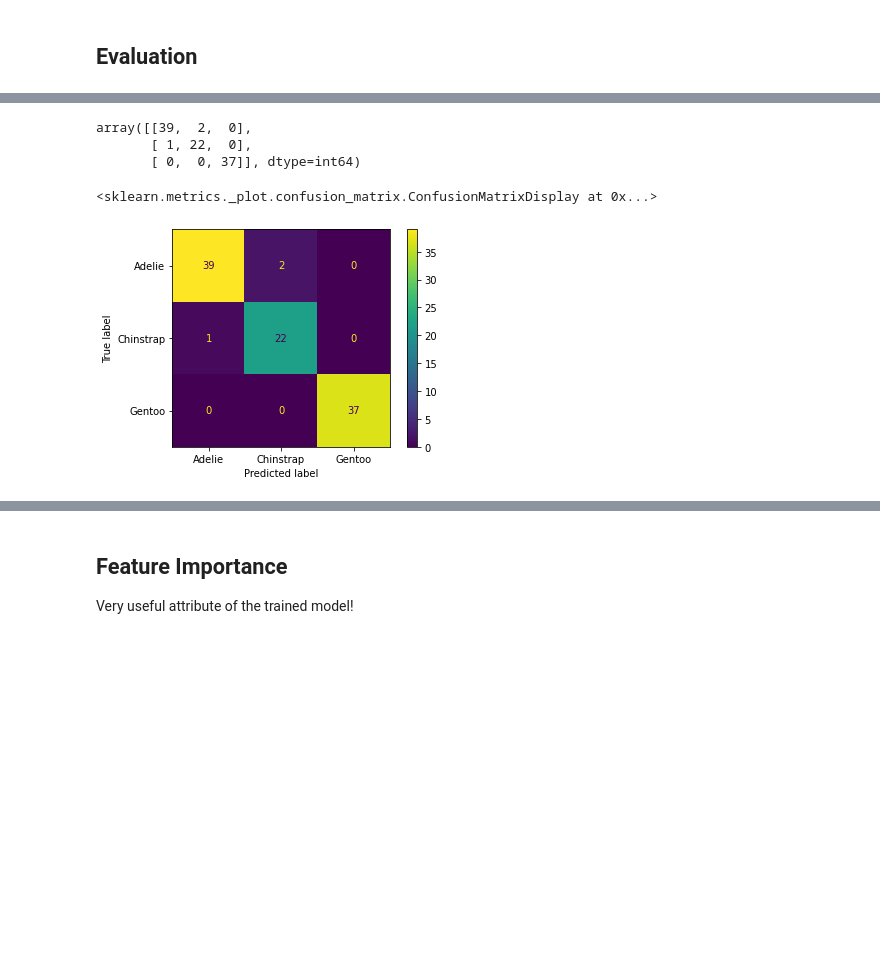
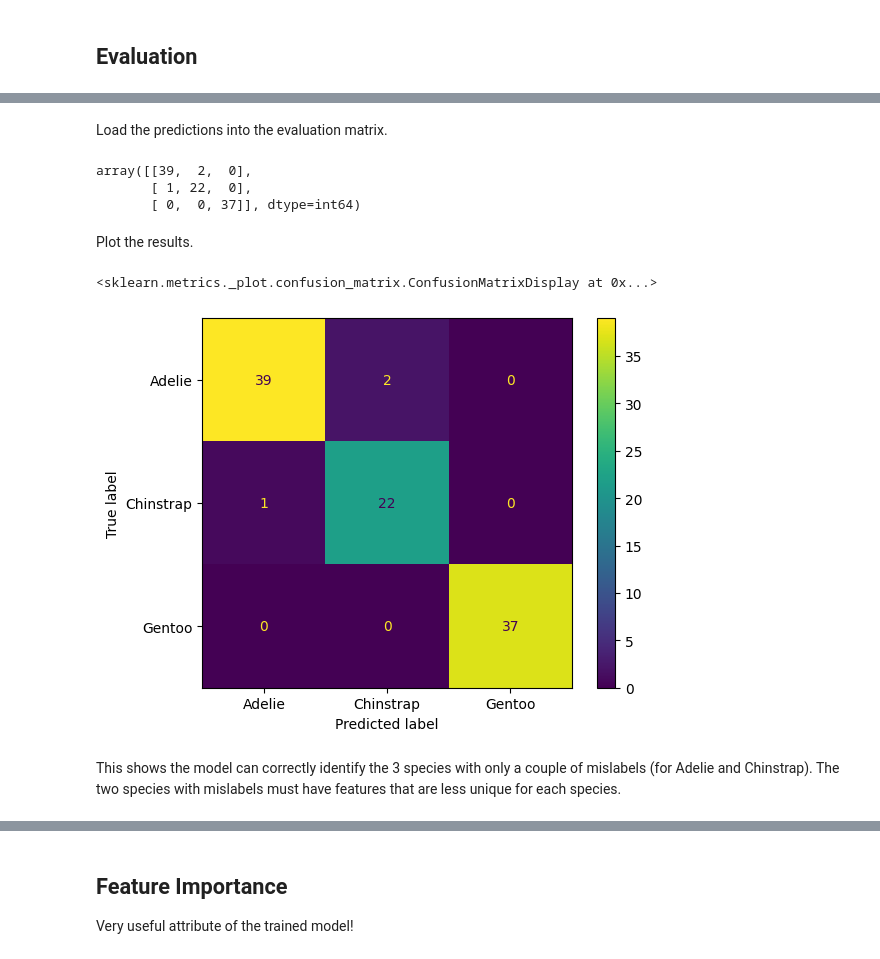
Before and after one commit to Joseph-J-Burton/random-forest-classification, a Jupyter notebook: 00-Random-Forest-Classification.ipynb, the cells around one changed output, grey strips where cells are left out. Drawn from its saved outputs; the diff is of its cells as text; code cells hidden in the pictures; blank space fills up the shorter version.

```diff
--- a/00-Random-Forest-Classification.ipynb
+++ b/00-Random-Forest-Classification.ipynb
@@ -107,11 +138,17 @@ from sklearn.metrics import confusion_matrix,classification_report,plot_confusio
+# %% [markdown]
+Load the predictions into the evaluation matrix.
 # %%
 confusion_matrix(y_test,preds)
 # %% [output]
 array([[39,  2,  0],
        [ 1, 22,  0],
        [ 0,  0, 37]], dtype=int64)
-# %%
-plot_confusion_matrix(model,X_test,y_test)
-# %% [output]
-<sklearn.metrics._plot.confusion_matrix.ConfusionMatrixDisplay at 0x...>
-[figure, removed]
+# %% [markdown]
+Plot the results.
+# %%
+ConfusionMatrixDisplay.from_predictions(y_test,preds)
+# %% [output]
+<sklearn.metrics._plot.confusion_matrix.ConfusionMatrixDisplay at 0x...>
+[figure, added]
+# %% [markdown]
+This shows the model can correctly identify the 3 species with only a couple of mislabels (for Adelie and Chinstrap). The two species with mislabels must have features that are less unique for each species.
```
Also changed, not shown: parts of 54 cells of this notebook, 1 other file.
